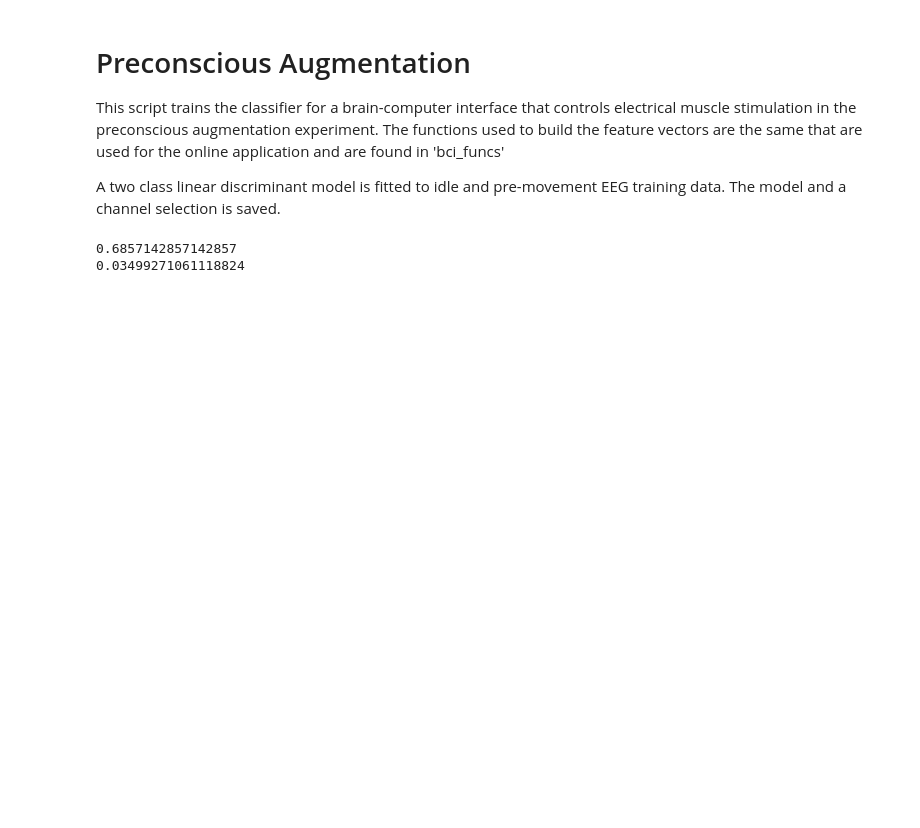
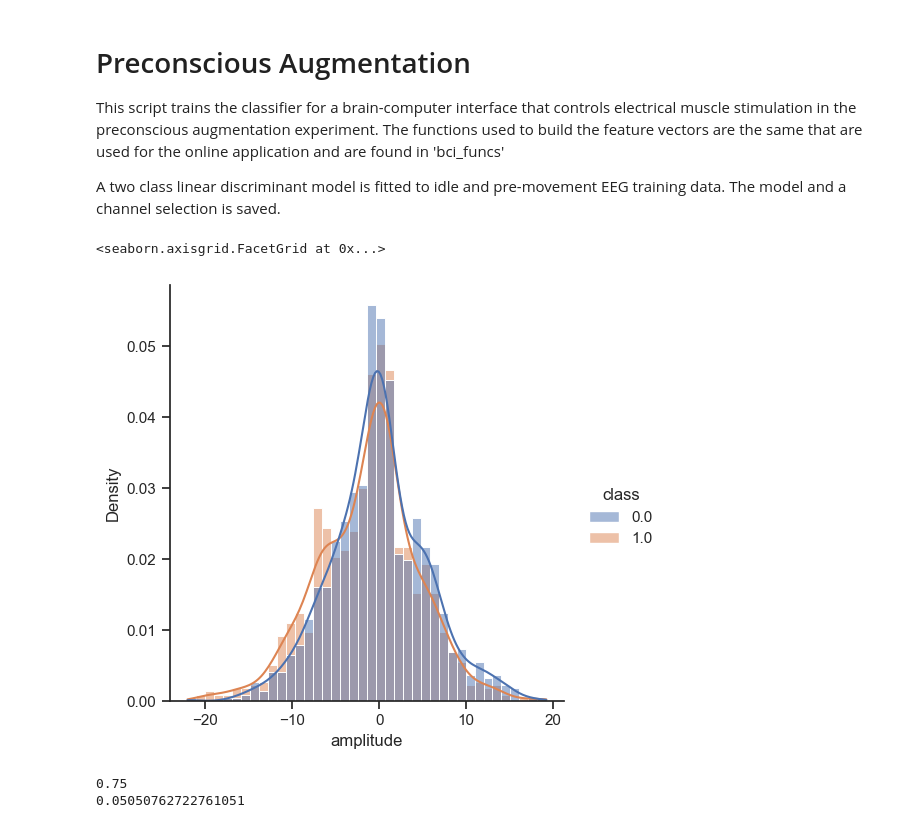
Before and after one commit to lukasgehrke/2021-fastReach, a Jupyter notebook: app/fastReach/pi_train_bci.ipynb, the cells around one changed output. Drawn from its saved outputs; the diff is of its cells as text; code cells hidden in the pictures; blank space fills up the shorter version.

Commit message:
refactor, new bci features (erp slope), and added executable example

```diff
--- a/app/fastReach/pi_train_bci.ipynb
+++ b/app/fastReach/pi_train_bci.ipynb
@@ -1,6 +1,6 @@
 # %%
 pID = 3
-pID = 'sub-0' + "%02d" % (pID)
+pID = 'sub-' + "%03d" % (pID)
 # %%
 import pandas as pd
 import numpy as np
@@ -10,11 +10,9 @@ from sklearn.model_selection import cross_val_score, KFold
 
 import pickle, json
 import scipy.io
-from bci_funcs import windowed_mean, base_correct
+from bci_funcs import windowed_mean, base_correct, select_mean, slope
 
-#path = '/Users/lukasgehrke/Documents/publications/2021-fastReach/data/study/eeglab2python/'
-# path = 'P:\\Lukas_Gehrke\\2021-fastReach\\data\\study\\eeglab2python\\'
-path = '/Volumes/projects/Lukas_Gehrke/2021-fastReach/data/study/eeglab2python/'
+path = '/Users/lukasgehrke/Documents/publications/2021-fastReach/' # add path to repository here!!!
 # %% [markdown]
 # Preconscious Augmentation
 
@@ -23,16 +21,19 @@ The functions used to build the feature vectors are the same that are used for t
 
 A two class linear discriminant model is fitted to idle and pre-movement EEG training data. The model and a channel selection is saved.
 # %%
+from scipy import stats
+
 pre_move = scipy.io.loadmat(path+pID+'/pre_move_Baseline.mat')
 idle = scipy.io.loadmat(path+pID+'/idle_Baseline.mat')
 chans = np.array(pd.read_csv(path+pID+'/sel_chans.csv', header=None)).flatten()
 chans = chans - 1 # Matlab to python indexing
 
-# chans = chans[0:4]
+chans = chans[0:15]
 chans = chans.tolist() # first three channels are C3, C4, Cz, in that order. Might ignore, then start index at 3
 
 data_srate = 250
 windows = 10
+sel_window = 10
 baseline = data_srate/windows
 
 idle = idle['idle'][chans,:,:]
@@ -41,27 +42,54 @@ pre_move = pre_move['pre_move'][chans,:,:]
 idle_means = np.zeros((idle.shape[2], idle.shape[0] * (windows)))
 pre_move_means = np.zeros((pre_move.shape[2], pre_move.shape[0] * (windows)))
 
+idle_mean = np.zeros((idle.shape[2], idle.shape[0]))
+pre_move_mean = np.zeros((pre_move.shape[2], pre_move.shape[0]))
+
+slope_idle = np.zeros((idle.shape[2], idle.shape[0]))
+slope_pre_move = np.zeros((pre_move.shape[2], pre_move.shape[0]))
+
 target_class = 1
 threshold = 1
 classifier_update_rate = 10 # samples
 
-bci_params = dict(((k, eval(k)) for k in ('chans', 'windows', 'baseline_ix', 'baseline', 'target_class', 'threshold', 'data_srate', 'classifier_update_rate')))
+bci_params = dict(((k, eval(k)) for k in ('chans', 'windows', 'baseline', 'target_class', 'threshold', 'data_srate', 'classifier_update_rate')))
 with open(path+pID+'/bci_params.json', 'w') as f:
     json.dump(bci_params, f)
 
 for trial_ix in range(0, pre_move.shape[2]):
     tmp = base_correct(pre_move[:,:,trial_ix], baseline-1)
-    pre_move_means[trial_ix, :] = windowed_mean(tmp, windows = windows).flatten()
+    pre_move_means[trial_ix, :] = windowed_mean(tmp, windows).flatten()
+    pre_move_mean[trial_ix, :] = select_mean(tmp, windows, sel_window).flatten()
+    slope_pre_move[trial_ix, :] = slope(tmp, 'linear').flatten()
 
 for trial_ix in range(0, idle.shape[2]):
     tmp = base_correct(idle[:,:,trial_ix], baseline-1)
-    idle_means[trial_ix, :] = windowed_mean(tmp, windows = windows).flatten()
+    idle_means[trial_ix, :] = windowed_mean(tmp, windows).flatten()
+    idle_mean[trial_ix, :] = select_mean(tmp, windows, sel_window).flatten()
+    slope_idle[trial_ix, :] = slope(tmp, 'linear').flatten()
 
-data = np.concatenate((pre_move_means, idle_means), axis = 0)
+win_means = np.concatenate((pre_move_means, idle_means), axis = 0)
+win_mean = np.concatenate((pre_move_mean, idle_mean), axis = 0)
+slope = np.concatenate((slope_pre_move, slope_idle), axis = 0)
 # %%
 pre_move_class = np.ones((pre_move_means.shape[0], 1))
 idle_class = np.zeros((idle_means.shape[0], 1))
 classes = np.concatenate((pre_move_class, idle_class)).ravel()
+# %%
+data = slope
+
+data_to_plot = pd.DataFrame(data)
+data_to_plot['class'] = classes
+data_to_plot = data_to_plot.melt(id_vars = 'class', value_name = 'amplitude')
+
+import seaborn as sns
+import matplotlib.pyplot as plt
+
+sns.set_theme(style="ticks")
+sns.displot(x="amplitude", hue="class", data=data_to_plot, kde=True, fill=True, stat="density")
+# %% [output]
+<seaborn.axisgrid.FacetGrid at 0x...>
+[figure, added]
 # %%
 clf = LDA(solver='eigen', shrinkage='auto')
 clf.fit(data, classes)
@@ -74,5 +102,5 @@ print(cv_results.std())
 filename = path+pID+'/model_'+pID+'_eeg.sav'
 pickle.dump(clf, open(filename, 'wb'))
 # %% [output]
-0.6857142857142857
-0.03499271061118824
+0.75
+0.05050762722761051
```
Also changed, not shown: 5 other files.
